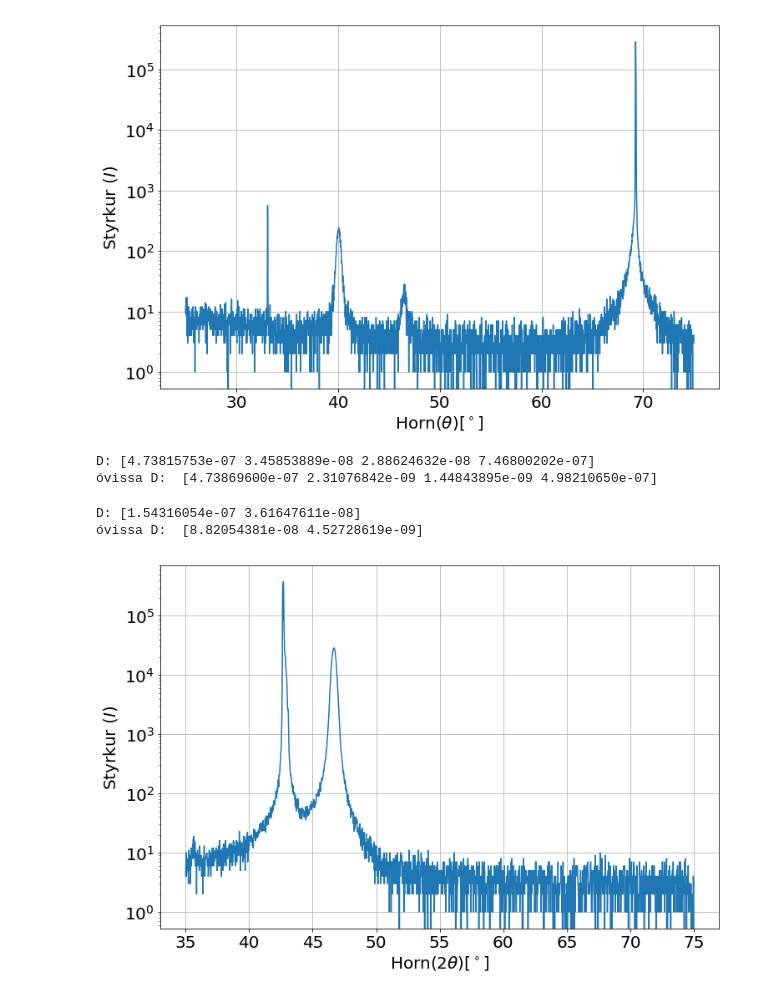
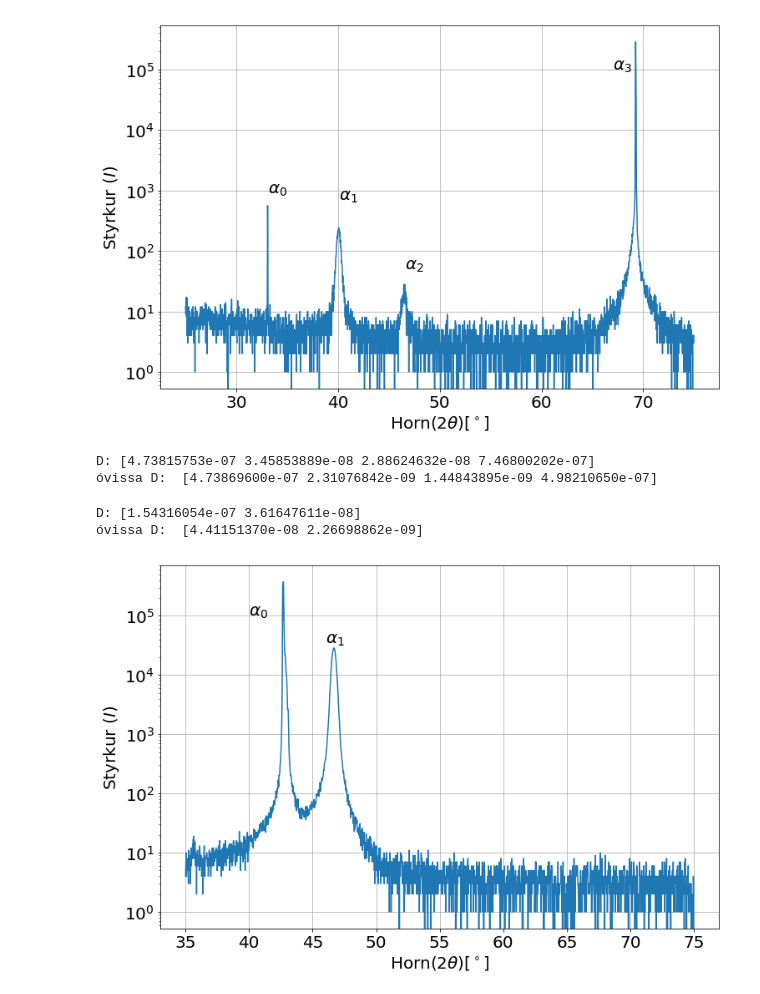
Before and after one commit to EmilGauti/rontgen, a Jupyter notebook: rontgen.ipynb, the cells around one changed output. Saved outputs shown, nothing was run; the diff lists cells and outputs as text; code cells hidden in the pictures.

```diff
--- a/rontgen.ipynb
+++ b/rontgen.ipynb
@@ -9,32 +16,34 @@ KEN004_speglun = np.loadtxt('KEN004_Speglun.xy')
 # %%
 ###KEN002 plain
 
 plt.rcParams.update({'font.size': 20})
 plt.figure(figsize = (12, 8))
 plt.plot(KEN002[:,0],KEN002[:,1])
 
 plt.yscale('log')
-plt.xlabel('Horn($ \\theta) [^\circ$]')
+plt.xlabel('Horn($2 \\theta) [^\circ$]')
 plt.ylabel('Styrkur $(I)$')
-
+plt.text(33.1,900, '$\\alpha_0$')
+plt.text(40.06,700, '$\\alpha_1$')
+plt.text(46.6,50, '$\\alpha_2$')
+plt.text(67,100000, '$\\alpha_3$')
 plt.grid()
 plt.savefig('KEN002.png')
 plt.savefig('KEN002.PDF')
 plt.show()
 ############## Scherrer
 alpha2 = np.array([33.07,40.06,46.54,69.24])*2*np.pi/360
 beta2 = np.array([0.02,0.3,0.4,0.03])*2*np.pi/360
 D_beta2 = np.ones((len(beta2)))*0.02*2*np.pi/360
 D_alpha2 = np.ones((len(beta2)))*0.01*2*np.pi/360
-Ks=0.9
-lam = 1.54*10**(-10)
+
 D2_sch = Ks*lam/(beta2*np.cos(alpha2))
 D_D2_sch = D2_sch*(D_beta2/beta2 + D_alpha2*np.tan(alpha2))
 
 print('D:', D2_sch)
 print('óvissa D: ', D_D2_sch)
 # %% [output]
-[figure, old version]
+[figure, new version]
 D: [4.73815753e-07 3.45853889e-08 2.88624632e-08 7.46800202e-07]
 óvissa D:  [4.73869600e-07 2.31076842e-09 1.44843895e-09 4.98210650e-07]
 # %%
@@ -53,16 +62,17 @@ plt.yscale('log')
 plt.xlabel('Horn($2 \\theta) [^\circ$]')
 plt.ylabel('Styrkur $(I)$')
 plt.grid()
+plt.text(40,100000, '$\\alpha_0$')
+plt.text(46.06,35000, '$\\alpha_1$')
 #plt.xticks(labs)
 plt.savefig('KEN004.png')
 plt.savefig('KEN004.PDF')
 ############## Scherrer
-alpha4 = np.array([42.68, 46.67])*2*np.pi/360
+alpha4 = np.array([42.68, 46.67])*2*np.pi/360 # MgO 2-0-0 og Pd 2-0-0
 beta4 = np.array([0.07,0.32])*2*np.pi/360
-D_beta4 = np.ones((len(beta4)))*0.04*2*np.pi/360
+D_beta4 = np.ones((len(beta4)))*0.02*2*np.pi/360
 D_alpha4 = np.ones((len(beta4)))*0.01*2*np.pi/360
-Ks=0.9
-lam = 1.54*10**(-10)
+
 D4_sch = Ks*lam/(beta4*np.cos(alpha4))
 D_D4_sch = D4_sch*(D_beta4/beta4 + D_alpha4*np.tan(alpha4))
 
@@ -70,8 +80,8 @@ print('D:', D4_sch)
 print('óvissa D: ', D_D4_sch)
 # %% [output]
 D: [1.54316054e-07 3.61647611e-08]
-óvissa D:  [8.82054381e-08 4.52728619e-09]
+óvissa D:  [4.41151370e-08 2.26698862e-09]
-[figure, old version]
+[figure, new version]
 # %%
 ###KEN002 speglun
 
```
Also changed, not shown: parts of 3 cells of this notebook, 12 other files.
